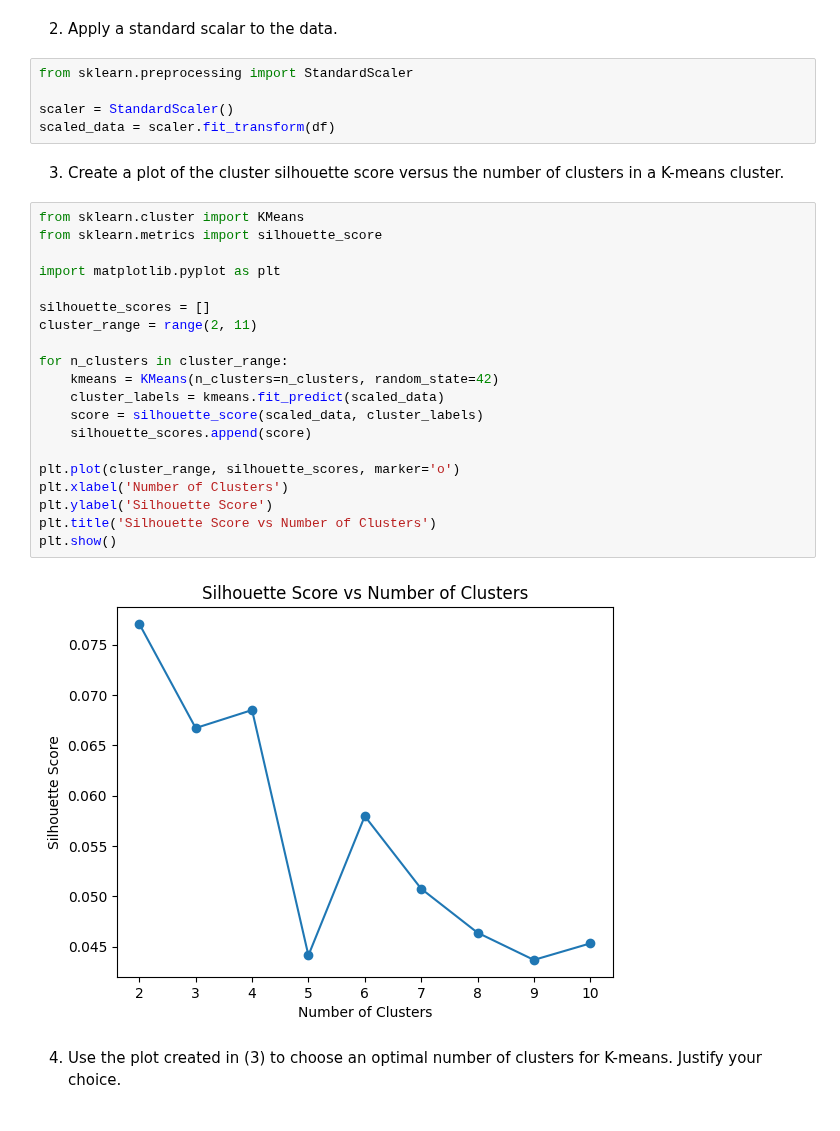
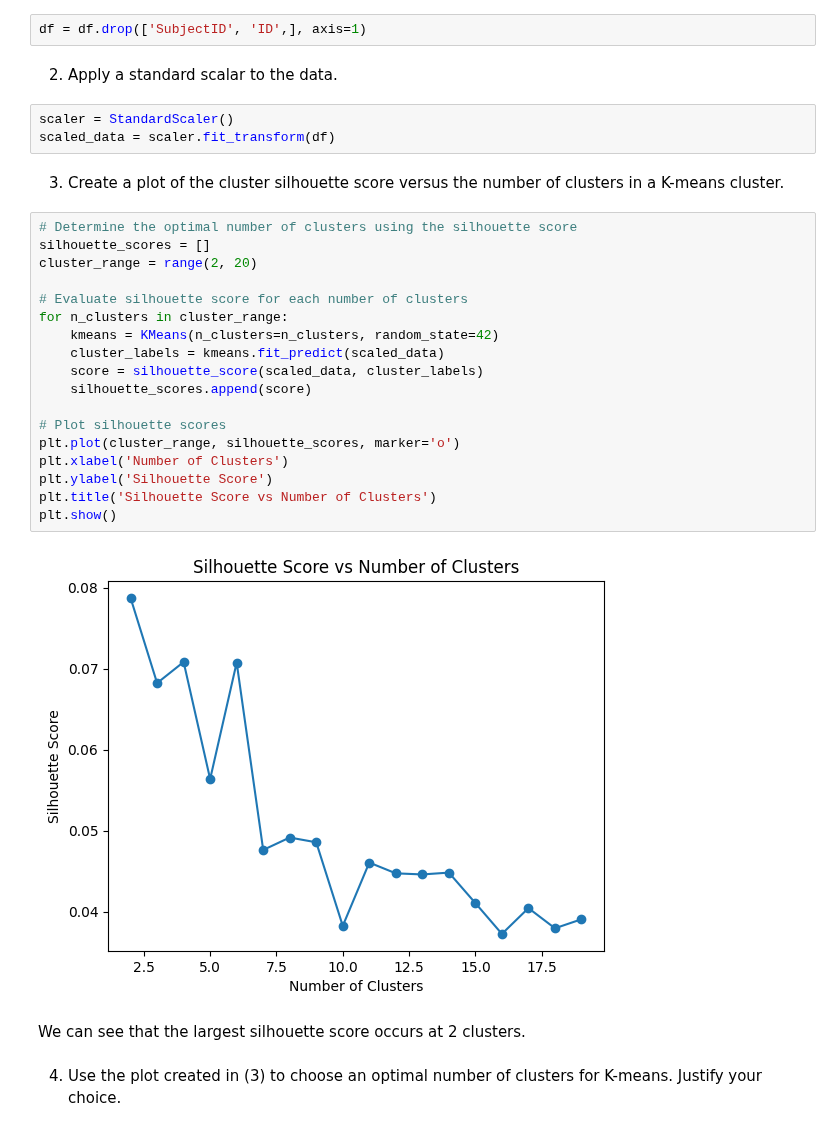
Before and after one commit to gabriel-joseph/data_science_portfolio, a Jupyter notebook: fall2025/dsc630_data_prediction/week4/week4_gabriel_vance_assignment_4.2.ipynb, the cells around one changed output. Saved outputs shown, nothing was run; the diff lists cells and outputs as text.

```diff
--- a/fall2025/dsc630_data_prediction/week4/week4_gabriel_vance_assignment_4.2.ipynb
+++ b/fall2025/dsc630_data_prediction/week4/week4_gabriel_vance_assignment_4.2.ipynb
@@ -13,37 +44,37 @@ import pandas as pd
 df = pd.read_csv('als_data.csv')
 # %% [markdown]
 1. Remove any data that is not relevant to the patient’s ALS condition.
+# %%
+df = df.drop(['SubjectID', 'ID',], axis=1)
 # %% [markdown]
 2. Apply a standard scalar to the data.
 # %%
-from sklearn.preprocessing import StandardScaler
-
 scaler = StandardScaler()
 scaled_data = scaler.fit_transform(df)
 # %% [markdown]
 3. Create a plot of the cluster silhouette score versus the number of clusters in a K-means cluster.
 # %%
-from sklearn.cluster import KMeans
-from sklearn.metrics import silhouette_score
+# Determine the optimal number of clusters using the silhouette score
+silhouette_scores = []
+cluster_range = range(2, 20)
 
-import matplotlib.pyplot as plt
-
-silhouette_scores = []
-cluster_range = range(2, 11)
-
+# Evaluate silhouette score for each number of clusters
 for n_clusters in cluster_range:
     kmeans = KMeans(n_clusters=n_clusters, random_state=42)
     cluster_labels = kmeans.fit_predict(scaled_data)
     score = silhouette_score(scaled_data, cluster_labels)
     silhouette_scores.append(score)
 
+# Plot silhouette scores
 plt.plot(cluster_range, silhouette_scores, marker='o')
 plt.xlabel('Number of Clusters')
 plt.ylabel('Silhouette Score')
 plt.title('Silhouette Score vs Number of Clusters')
 plt.show()
 # %% [output]
-[figure, old version]
+[figure, new version]
+# %% [markdown]
+We can see that the largest silhouette score occurs at 2 clusters.
 # %% [markdown]
 4. Use the plot created in (3) to choose an optimal number of clusters for K-means. Justify your choice.
 # %%
```
Also changed, not shown: parts of 10 cells of this notebook, 24 other files.
